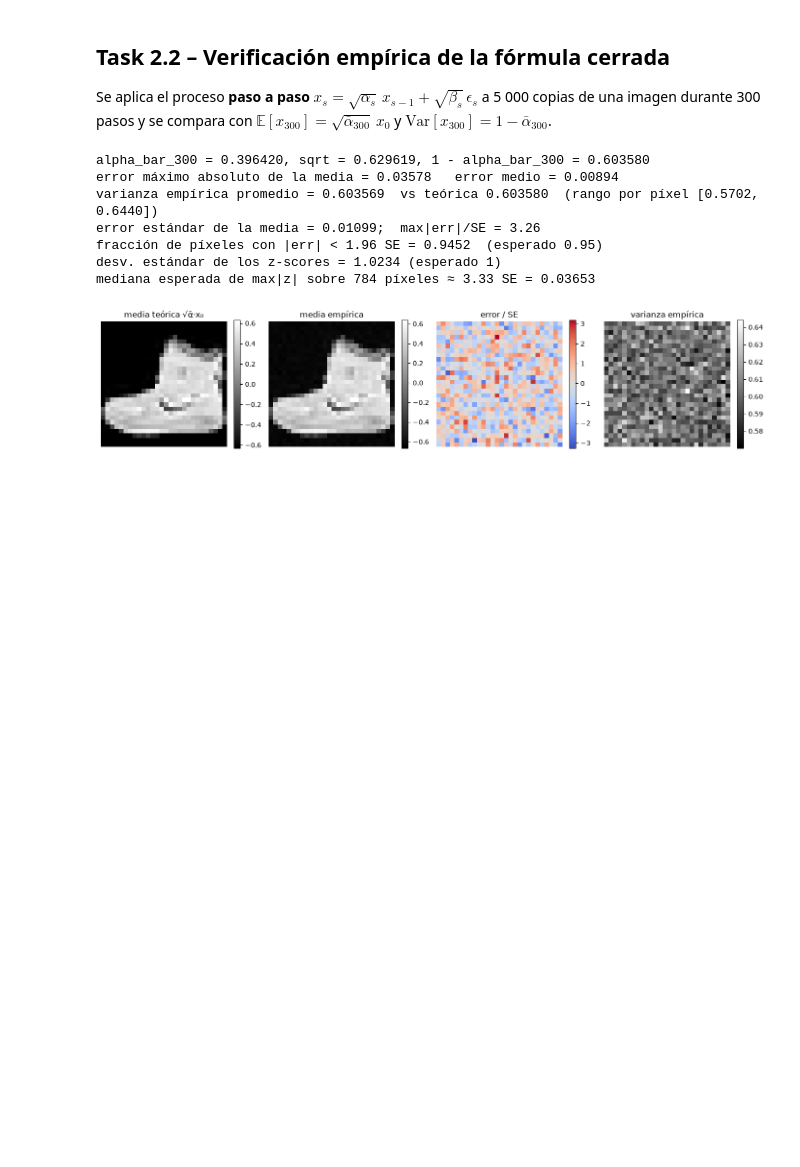
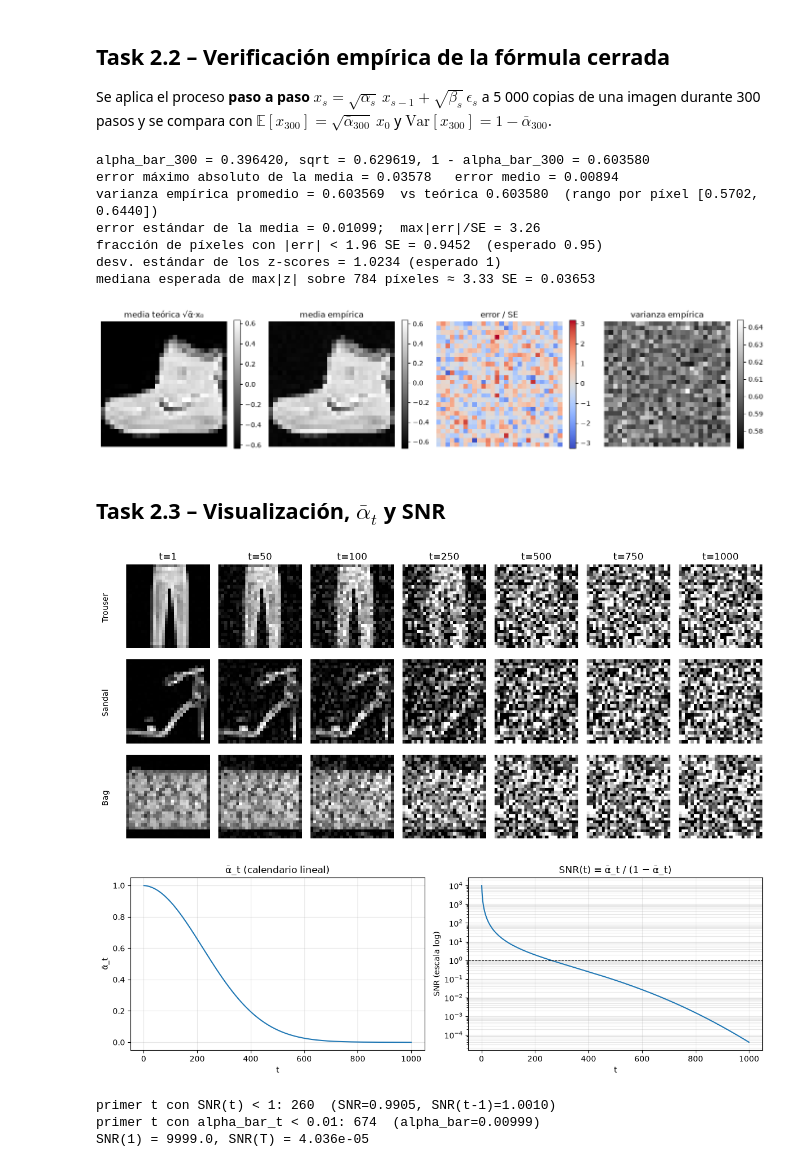
Before and after one commit to Branuvg/lab9_deep, a Jupyter notebook: lab9.ipynb, the cells around one changed output. Saved outputs shown, nothing was run; the diff lists cells and outputs as text; code cells hidden in the pictures; blank space fills up the shorter version.

Commit message:
feat(task2.3): visualizacion de x_t, alpha_bar y SNR

```diff
--- a/lab9.ipynb
+++ b/lab9.ipynb
@@ -562,3 +562,40 @@ fracción de píxeles con |err| < 1.96 SE = 0.9452  (esperado 0.95)
 desv. estándar de los z-scores = 1.0234 (esperado 1)
 mediana esperada de max|z| sobre 784 píxeles ≈ 3.33 SE = 0.03653
 [figure]
+# %% [markdown]
+## Task 2.3 – Visualización, $\bar\alpha_t$ y SNR
+# %%
+ts_show = [1, 50, 100, 250, 500, 750, 1000]
+cls_show = [1, 5, 8]     # Trouser, Sandal, Bag
+set_seed(SEED)
+fig, ax = plt.subplots(3, len(ts_show), figsize=(12, 5.5))
+for r, c in enumerate(cls_show):
+    x0 = X_train_d[(Y_train == c).nonzero()[0].item()].unsqueeze(0)
+    eps = torch.randn_like(x0)                          # mismo ruido para todos los t de la fila
+    for k, t in enumerate(ts_show):
+        xt = q_sample(x0, torch.tensor([t], device=device), eps)
+        ax[r, k].imshow(xt[0, 0].cpu(), cmap="gray", vmin=-1, vmax=1); ax[r, k].axis("off")
+        if r == 0: ax[r, k].set_title(f"t={t}")
+    ax[r, 0].text(-6, 14, CLASSES[c], rotation=90, va="center", ha="right")
+plt.tight_layout(); plt.savefig("figures/t2_3a_forward.png", dpi=150, bbox_inches="tight"); plt.show()
+
+snr = alpha_bar / (1 - alpha_bar)                       # SNR(t) = alpha_bar_t / (1 - alpha_bar_t)
+fig, ax = plt.subplots(1, 2, figsize=(12, 4))
+ax[0].plot(t_axis, alpha_bar); ax[0].set(title="ᾱ_t (calendario lineal)", xlabel="t", ylabel="ᾱ_t"); ax[0].grid(alpha=.3)
+ax[1].semilogy(t_axis, snr); ax[1].axhline(1, color="k", ls="--", lw=.8)
+ax[1].set(title="SNR(t) = ᾱ_t / (1 − ᾱ_t)", xlabel="t", ylabel="SNR (escala log)"); ax[1].grid(alpha=.3, which="both")
+plt.tight_layout(); plt.savefig("figures/t2_3b_alphabar_snr.png", dpi=150, bbox_inches="tight"); plt.show()
+
+def first_t(mask): return int(torch.nonzero(mask)[0].item()) + 1     # índice -> t (1-based)
+t_snr1 = first_t(snr < 1); t_ab001 = first_t(alpha_bar < 0.01)
+print(f"primer t con SNR(t) < 1: {t_snr1}  (SNR={snr[t_snr1-1]:.4f}, SNR(t-1)={snr[t_snr1-2]:.4f})")
+print(f"primer t con alpha_bar_t < 0.01: {t_ab001}  (alpha_bar={alpha_bar[t_ab001-1]:.5f})")
+print(f"SNR(1) = {snr[0]:.1f}, SNR(T) = {snr[-1]:.3e}")
+RESULTS["t2_3"] = {"t_snr1": t_snr1, "t_ab001": t_ab001, "snr_1": snr[0].item(), "snr_T": snr[-1].item(),
+                   "ab_T": alpha_bar[-1].item()}
+# %% [output]
+[figure, added]
+[figure, added]
+primer t con SNR(t) < 1: 260  (SNR=0.9905, SNR(t-1)=1.0010)
+primer t con alpha_bar_t < 0.01: 674  (alpha_bar=0.00999)
+SNR(1) = 9999.0, SNR(T) = 4.036e-05
```
Also changed, not shown: 2 other files.
